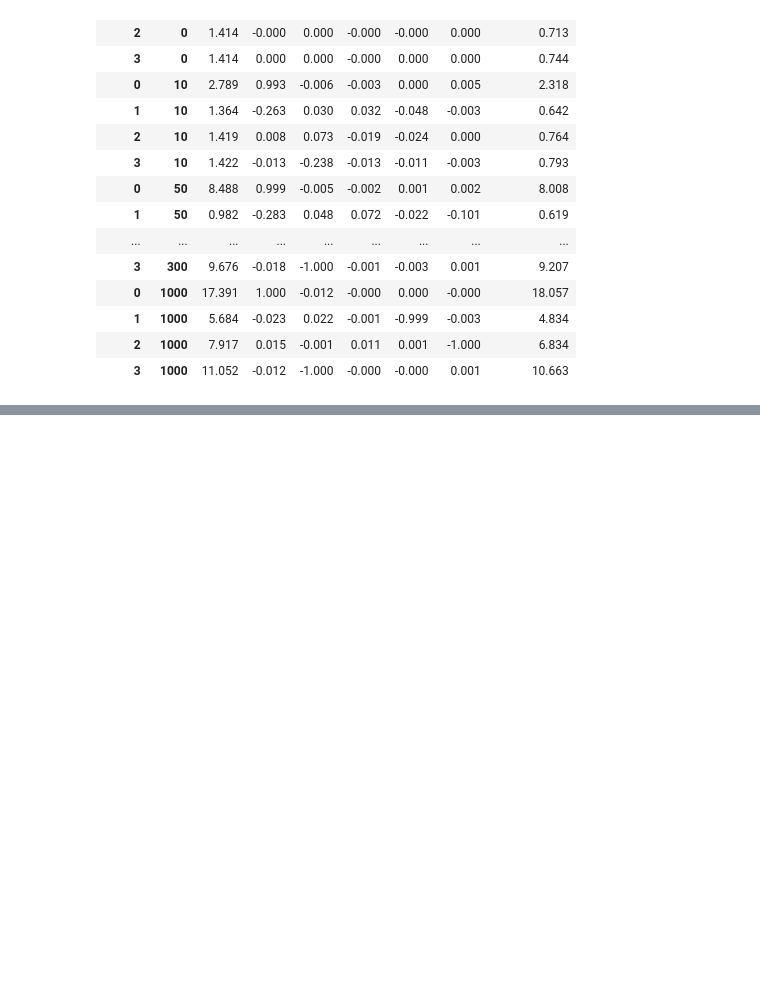
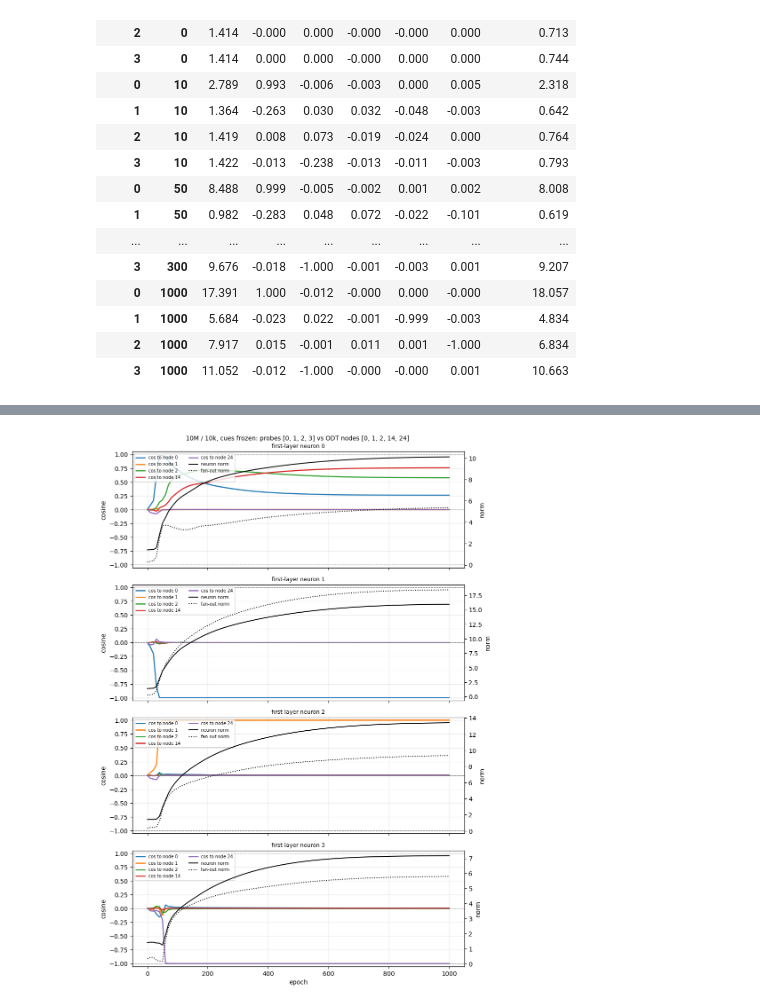
Before and after one commit to HarishGP/layer-lenses, a Jupyter notebook: notebooks/designed_init_u0.ipynb, the cells around one changed output, grey strips where cells are left out. Cells and saved outputs as stored; diff of their text form; code cells hidden in the pictures; blank space fills up the shorter version.

```diff
--- a/notebooks/designed_init_u0.ipynb
+++ b/notebooks/designed_init_u0.ipynb
@@ -865,0 +969,14 @@ display(series[series.epoch.isin([0, 10, 50, 100, 300, 1000])].round(3).set_inde
+# %%
+# Per-probe fate in the 10M run: designed target vs. the node each probe ends on, and when it locked (first epoch with top |cos| > 0.95 that persists).
+Wb = zb["w__hidden_layers.0.weight"]; ep_b = zb["epochs"]
+rows = []
+for p, (node, pole) in enumerate(HIERARCHY_TARGETS):
+    C = np.array([(Wb[i, p] / np.linalg.norm(Wb[i, p])) @ tree.w_list.T for i in range(len(ep_b))])
+    top = np.abs(C).argmax(1); amax = np.abs(C).max(1); end_node = int(top[-1])
+    locked = [i for i in range(len(ep_b)) if (top[i:] == end_node).all() and (amax[i:] > 0.95).all()]
+    rows.append({"probe": p, "target": f"{'+' if pole > 0 else '-'}u{node}", "level": int(NODE_LEVEL[node]), "end_node": end_node, "end_level": int(NODE_LEVEL[end_node]),
+                 "end_signed_cos": float(C[-1, end_node]), "on_target": end_node == node and np.sign(C[-1, end_node]) == pole, "lock_epoch": int(ep_b[locked[0]]) if locked else -1,
+                 "cos_target_ep10": float(pole * C[1, node]), "norm_end": float(np.linalg.norm(Wb[-1, p]))})
+fate = pd.DataFrame(rows); display(fate.round(3))
+print("on designed target:", int(fate.on_target.sum()), "/ 30;", "distinct nodes covered by probes:", fate.end_node.nunique(),
+      "; by level:", fate.groupby("level").on_target.mean().round(2).to_dict())
@@ -865,0 +1002,9 @@ display(series[series.epoch.isin([0, 10, 50, 100, 300, 1000])].round(3).set_inde
+# %%
+# Alignment series for chosen probes in the 10M run (same tool as section 13).
+NEURON_IDS_B = [0, 1, 2, 3]
+NODE_IDS_B = [0, 1, 2] + sorted(set(fate.loc[fate.probe.isin([0, 1, 2, 3]), "end_node"]) - {0, 1, 2})
+series_b = first_layer_alignment_series(Wb, ep_b, tree, neuron_ids=NEURON_IDS_B, node_ids=NODE_IDS_B, fan_out_weights=zb["w__hidden_layers.1.weight"])
+fig, axes = plot_first_layer_alignment_series(series_b, title=f"10M / 10k, cues frozen: probes {NEURON_IDS_B} vs ODT nodes {NODE_IDS_B}")
+plt.show()
+# %% [output]
+[figure, added]
```
Also changed, not shown: parts of 8 cells of this notebook, 10 other files.
